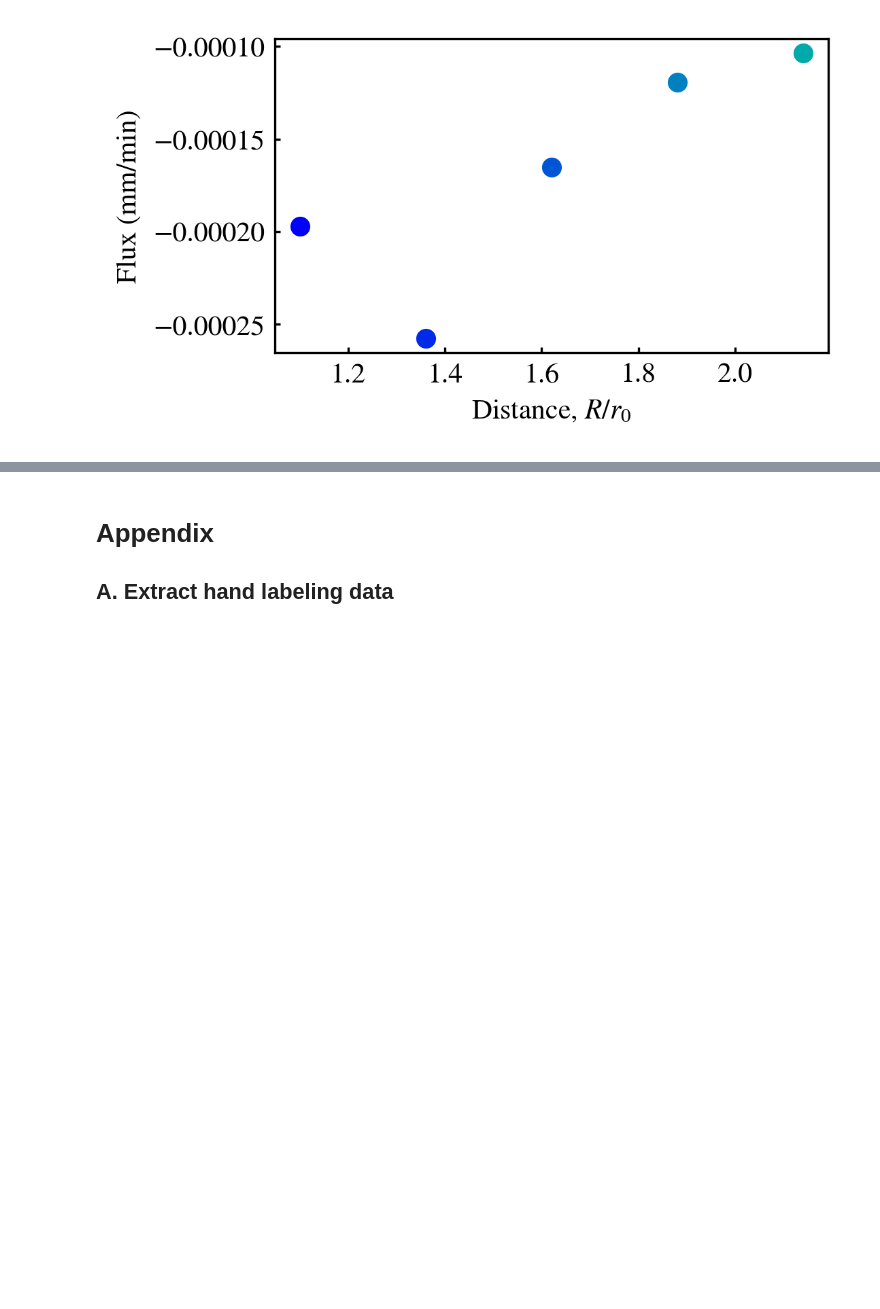
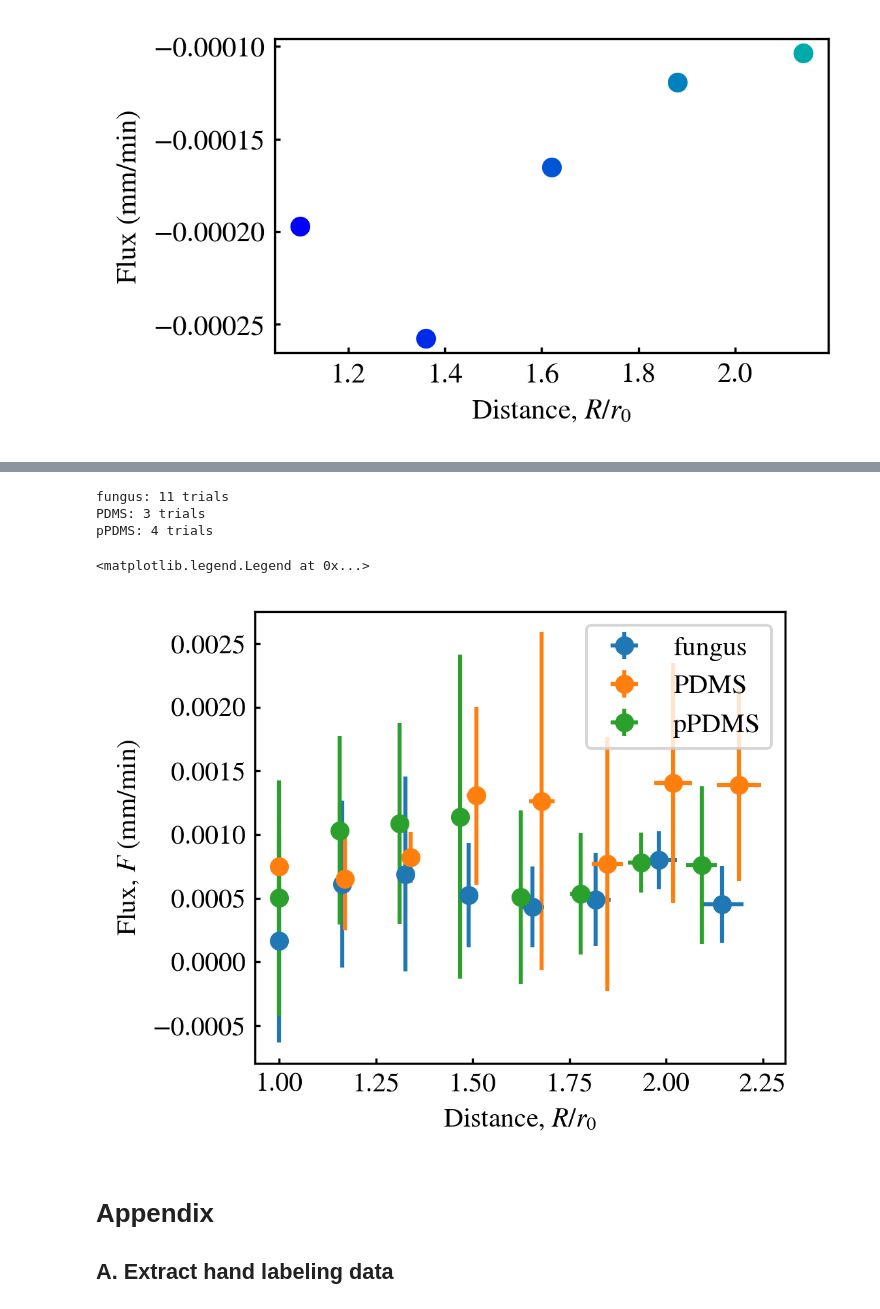
Before and after one commit to ZLoverty/F, a Jupyter notebook: Code/Condensation_flux.ipynb, the cells around one changed output, grey strips where cells are left out. Saved outputs shown, nothing was run; the diff lists cells and outputs as text; code cells hidden in the pictures; blank space fills up the shorter version.

Commit message:
Compute flux for multiple trials

```diff
--- a/Code/Condensation_flux.ipynb
+++ b/Code/Condensation_flux.ipynb
@@ -340,3 +344,51 @@ Text(0, 0.5, 'Flux (mm/min)')
+# %%
+base_folder = r"G:\My Drive\Research projects\F\Data"
+sfL = {}
+sfL["fungus"] = ["04072025", "03282025", "03242025", "02202025", "02212025"]
+sfL["PDMS"] = ["03142025"]
+sfL["pPDMS"] = ["03172025"]
+# %%
+x = {}
+F = {}
+count = 0
+materials = ["fungus", "PDMS", "pPDMS"]
+for material in materials:
+    x[material] = []
+    F[material] = []
+    for sf in sfL[material]:
+        ssfL = next(os.walk(os.path.join(base_folder, sf)))[1]
+        for ssf in ssfL:
+            if "early" in ssf:
+                folder = os.path.join(base_folder, sf, ssf, "crop")
+                with pd.HDFStore(os.path.join(folder, "nrvf.h5"), "r") as f:
+                    center = f["center"]
+                    Fx = f["Fx"]
+                x[material].append(Fx.x.to_frame(count)/center["R"])
+                F[material].append(Fx.F.to_frame(count))
+                count += 1
+    x[material] = pd.concat(x[material], axis=1)
+    F[material] = pd.concat(F[material], axis=1)
+# %%
+for material in materials:
+    print("{0}: {1:d} trials".format(material, x[material].shape[1]))
+# %% [output]
+fungus: 11 trials
+PDMS: 3 trials
+pPDMS: 4 trials
+# %%
+fig, ax = plt.subplots(figsize=(3.5, 3), dpi=300)
+for material in materials:
+    x_mean = x[material].mean(axis=1)
+    x_std = x[material].std(axis=1)
+    F_mean = F[material].mean(axis=1)
+    F_std = F[material].std(axis=1)
+    ax.errorbar(x_mean, F_mean, yerr=F_std, xerr=x_std, fmt="o", label=material)
+ax.set_xlabel("Distance, $R/r_0$")
+ax.set_ylabel("Flux, $F$ (mm/min)")
+ax.legend()
+# %% [output]
+<matplotlib.legend.Legend at 0x...>
+[figure, added]
 # %% [markdown]
 # Appendix
 
```
Also changed, not shown: parts of 1 cell of this notebook, 1 other file.
